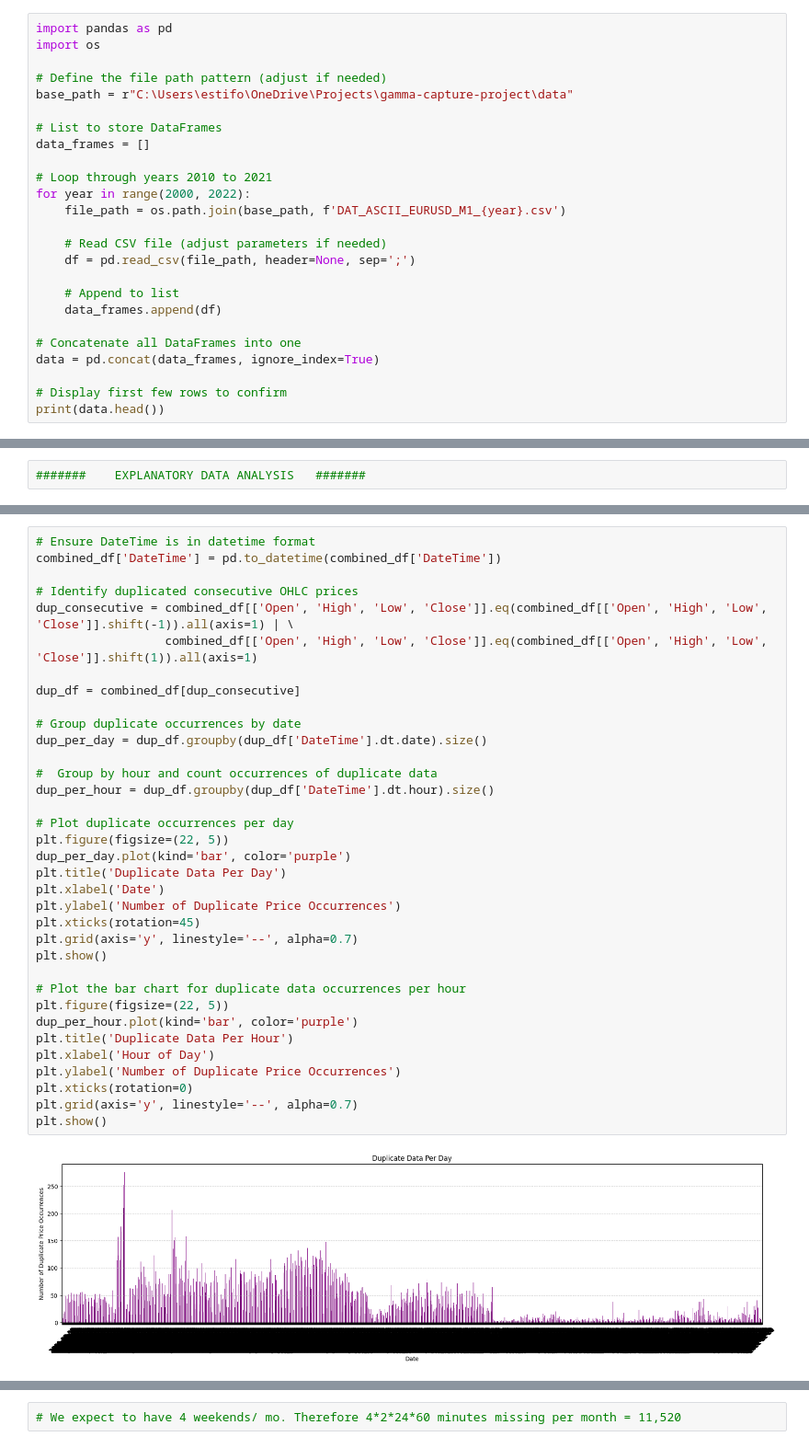
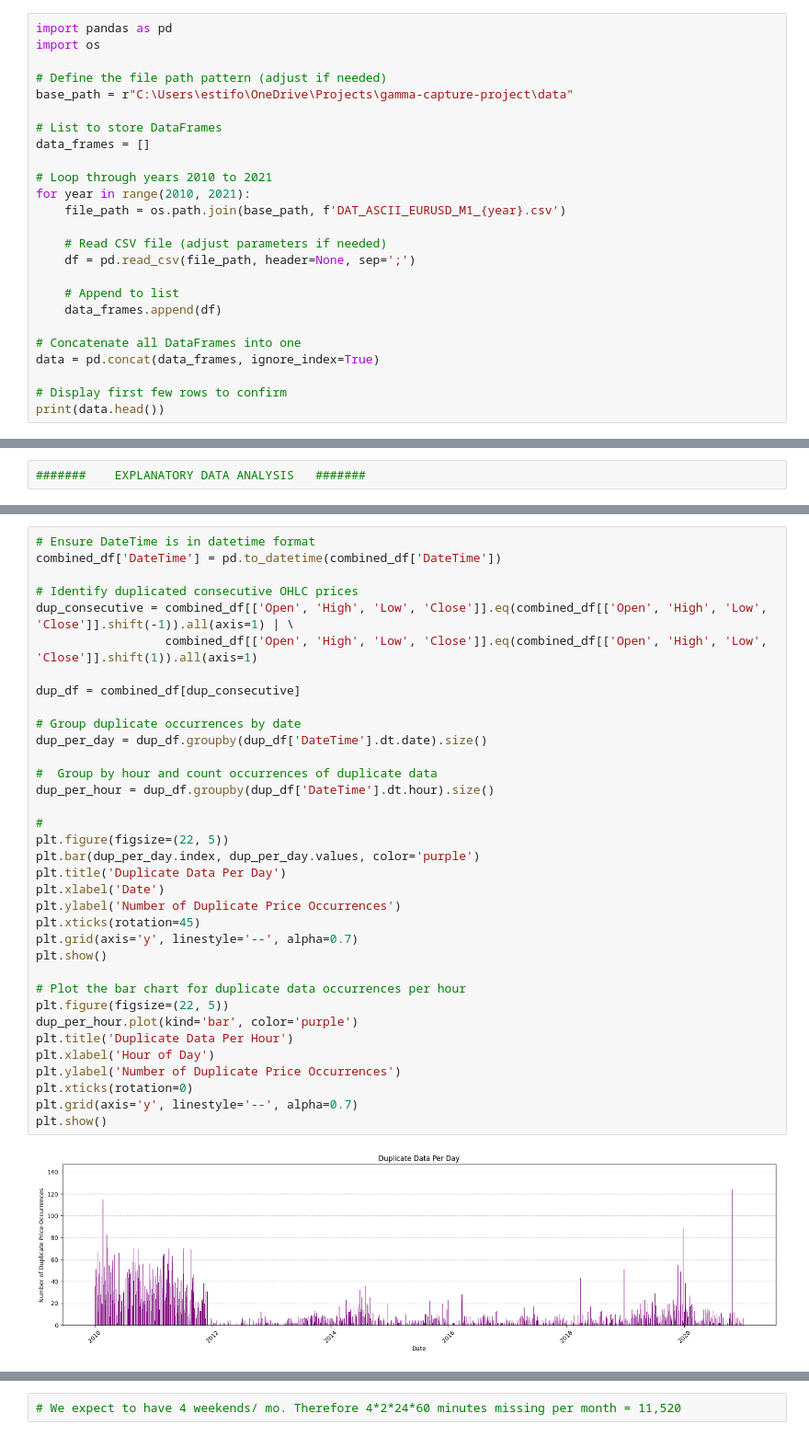
Before and after one commit to EstifanosShekour/Gamma-Capture-project-Lehigh-MFE, a Jupyter notebook: src/main.ipynb, the cells around one changed output, grey strips where cells are left out. Shown at 92% size. Saved outputs shown, nothing was run; the diff lists cells and outputs as text.

```diff
--- a/src/main.ipynb
+++ b/src/main.ipynb
@@ -38,7 +46,7 @@ base_path = r"C:\Users\estifo\OneDrive\Projects\gamma-capture-project\data"
 data_frames = []
 
 # Loop through years 2010 to 2021
-for year in range(2000, 2022):
+for year in range(2010, 2021):
     file_path = os.path.join(base_path, f'DAT_ASCII_EURUSD_M1_{year}.csv')
 
     # Read CSV file (adjust parameters if needed)
@@ -244,33 +330,33 @@ combined_df['DateTime'] = pd.to_datetime(combined_df['DateTime'])
 # Identify duplicated consecutive OHLC prices
 dup_consecutive = combined_df[['Open', 'High', 'Low', 'Close']].eq(combined_df[['Open', 'High', 'Low', 'Close']].shift(-1)).all(axis=1) | \
                   combined_df[['Open', 'High', 'Low', 'Close']].eq(combined_df[['Open', 'High', 'Low', 'Close']].shift(1)).all(axis=1)
 
 dup_df = combined_df[dup_consecutive]
 
 # Group duplicate occurrences by date
 dup_per_day = dup_df.groupby(dup_df['DateTime'].dt.date).size()
 
 #  Group by hour and count occurrences of duplicate data
 dup_per_hour = dup_df.groupby(dup_df['DateTime'].dt.hour).size()
 
-# Plot duplicate occurrences per day
+#
 plt.figure(figsize=(22, 5))
-dup_per_day.plot(kind='bar', color='purple')
+plt.bar(dup_per_day.index, dup_per_day.values, color='purple')
 plt.title('Duplicate Data Per Day')
 plt.xlabel('Date')
 plt.ylabel('Number of Duplicate Price Occurrences')
 plt.xticks(rotation=45)
 plt.grid(axis='y', linestyle='--', alpha=0.7)
 plt.show()
 
 # Plot the bar chart for duplicate data occurrences per hour
 plt.figure(figsize=(22, 5))
 dup_per_hour.plot(kind='bar', color='purple')
 plt.title('Duplicate Data Per Hour')
 plt.xlabel('Hour of Day')
 plt.ylabel('Number of Duplicate Price Occurrences')
 plt.xticks(rotation=0)
 plt.grid(axis='y', linestyle='--', alpha=0.7)
 plt.show()
 # %% [output]
-[figure, old version]
+[figure, new version]
```
Also changed, not shown: parts of 115 cells of this notebook, 1 other file.
